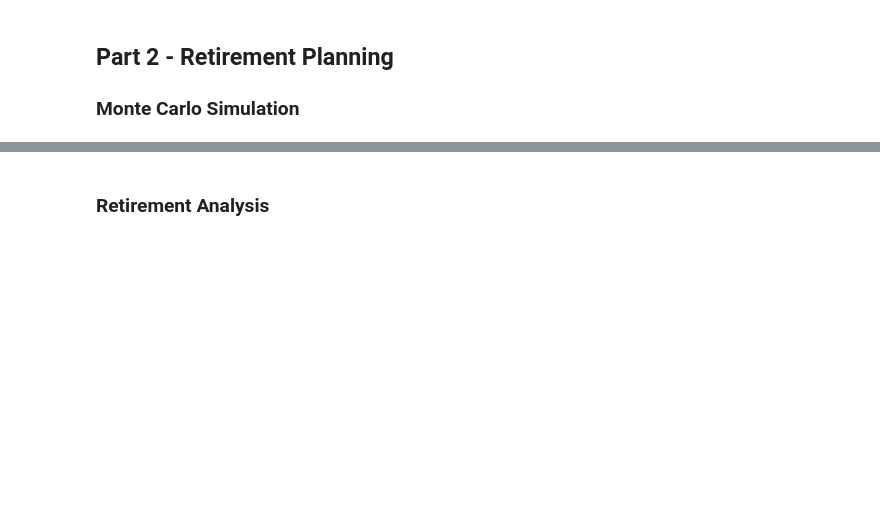
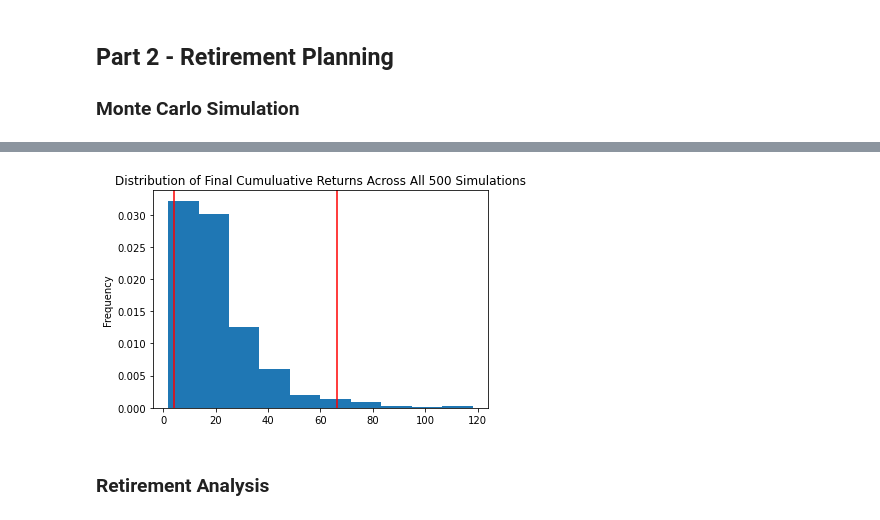
Before and after one commit to benjaminweymouth/financial-planning-monte-carlo, a Jupyter notebook: financial-planner.ipynb, the cells around one changed output, grey strips where cells are left out. Saved outputs shown, nothing was run; the diff lists cells and outputs as text; code cells hidden in the pictures; blank space fills up the shorter version.

```diff
--- a/financial-planner.ipynb
+++ b/financial-planner.ipynb
@@ -213,6 +297,8 @@ df_stock_data.head()
 # %%
 # Plot probability distribution and confidence intervals
-# YOUR CODE HERE!
+dist_plot = MC_thirty_year.plot_distribution()
+# %% [output]
+[figure, added]
 # %% [markdown]
 ### Retirement Analysis
 # %%
```
Also changed, not shown: parts of 20 cells of this notebook, 1 other file.
